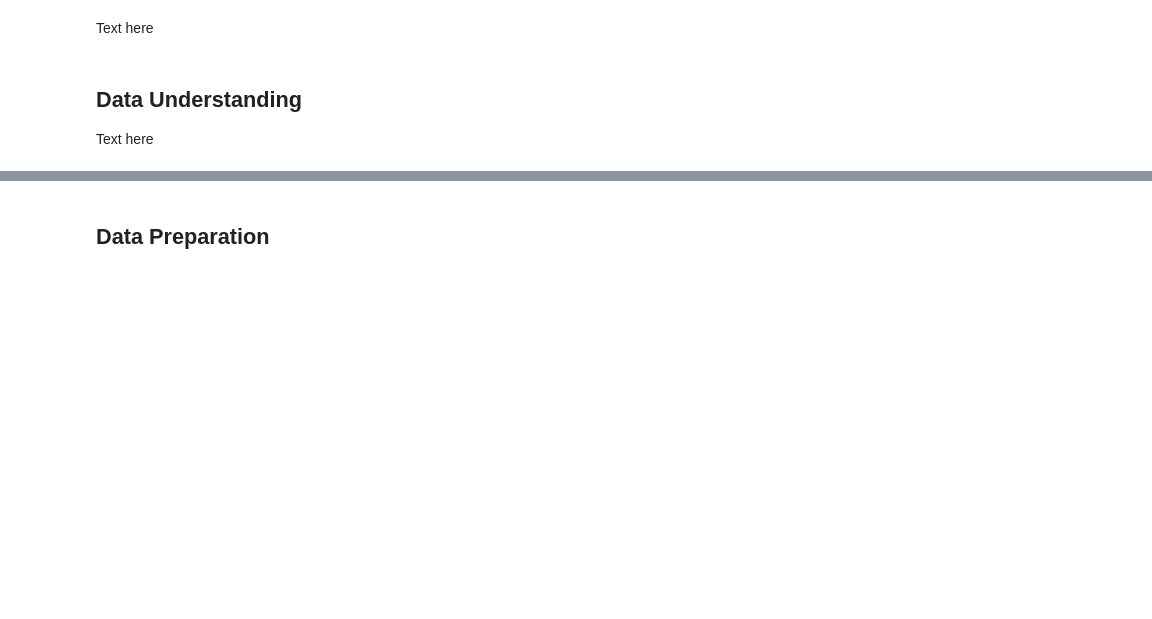
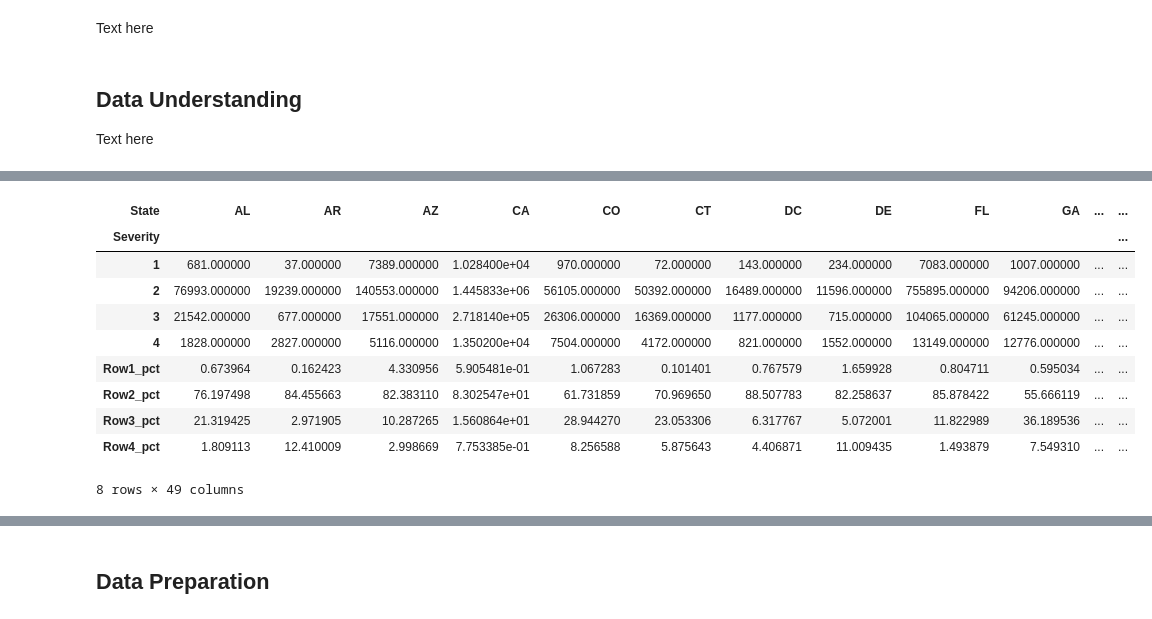
Before and after one commit to marhas109/MH_DS_Capstone_Project_1, a Jupyter notebook: MH_DS_Capstone_Project_1.ipynb, the cells around one changed output, grey strips where cells are left out. Saved outputs shown, nothing was run; the diff lists cells and outputs as text; code cells hidden in the pictures; blank space fills up the shorter version.

```diff
--- a/MH_DS_Capstone_Project_1.ipynb
+++ b/MH_DS_Capstone_Project_1.ipynb
@@ -69,3 +54,25 @@ df_severity_by_state.head()
+# %%
+df_severity_by_state = pd.crosstab(df_all_data['Severity'], df_all_data['State'])
+
+totals = df_severity_by_state.sum()
+
+for i in range(4):
+    pct_row = (df_severity_by_state.iloc[i] / totals) * 100
+    df_severity_by_state.loc[f'Row{i+1}_pct'] = pct_row
+
+df_severity_by_state
+# %% [output]
+| State | AL | AR | AZ | CA | CO | CT | DC | DE | FL | GA | ... | ... |
+| Severity |  |  |  |  |  |  |  |  |  |  |  | ... |
+| 1 | 681.000000 | 37.000000 | 7389.000000 | 1.028400e+04 | 970.000000 | 72.000000 | 143.000000 | 234.000000 | 7083.000000 | 1007.000000 | ... | ... |
+| 2 | 76993.000000 | 19239.000000 | 140553.000000 | 1.445833e+06 | 56105.000000 | 50392.000000 | 16489.000000 | 11596.000000 | 755895.000000 | 94206.000000 | ... | ... |
+| 3 | 21542.000000 | 677.000000 | 17551.000000 | 2.718140e+05 | 26306.000000 | 16369.000000 | 1177.000000 | 715.000000 | 104065.000000 | 61245.000000 | ... | ... |
+| 4 | 1828.000000 | 2827.000000 | 5116.000000 | 1.350200e+04 | 7504.000000 | 4172.000000 | 821.000000 | 1552.000000 | 13149.000000 | 12776.000000 | ... | ... |
+| Row1_pct | 0.673964 | 0.162423 | 4.330956 | 5.905481e-01 | 1.067283 | 0.101401 | 0.767579 | 1.659928 | 0.804711 | 0.595034 | ... | ... |
+| Row2_pct | 76.197498 | 84.455663 | 82.383110 | 8.302547e+01 | 61.731859 | 70.969650 | 88.507783 | 82.258637 | 85.878422 | 55.666119 | ... | ... |
+| Row3_pct | 21.319425 | 2.971905 | 10.287265 | 1.560864e+01 | 28.944270 | 23.053306 | 6.317767 | 5.072001 | 11.822989 | 36.189536 | ... | ... |
+| Row4_pct | 1.809113 | 12.410009 | 2.998669 | 7.753385e-01 | 8.256588 | 5.875643 | 4.406871 | 11.009435 | 1.493879 | 7.549310 | ... | ... |
+8 rows × 49 columns
 # %%
 # chart of accident severity by state
 states = df_severity_by_state.columns
```
Also changed, not shown: parts of 68 cells of this notebook.
